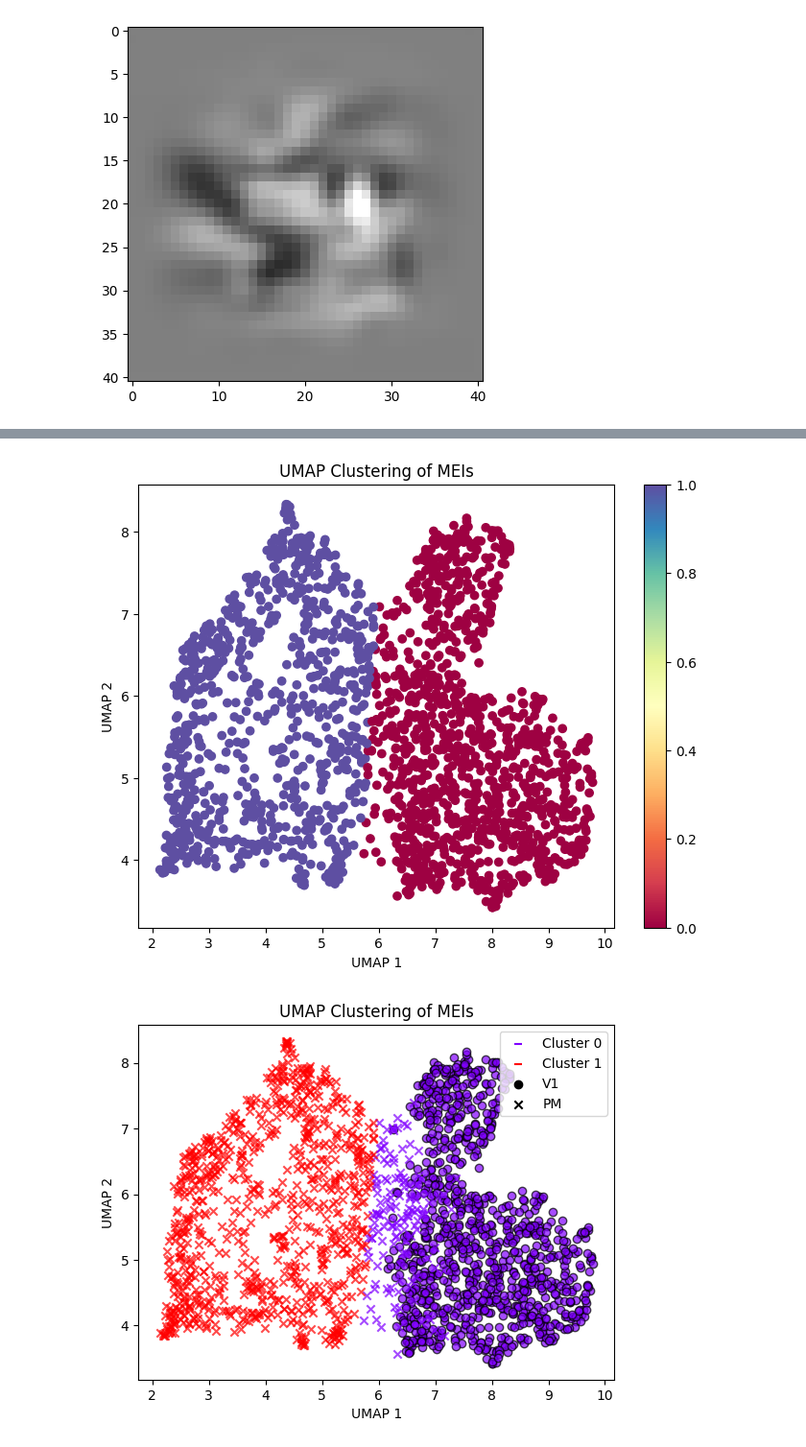
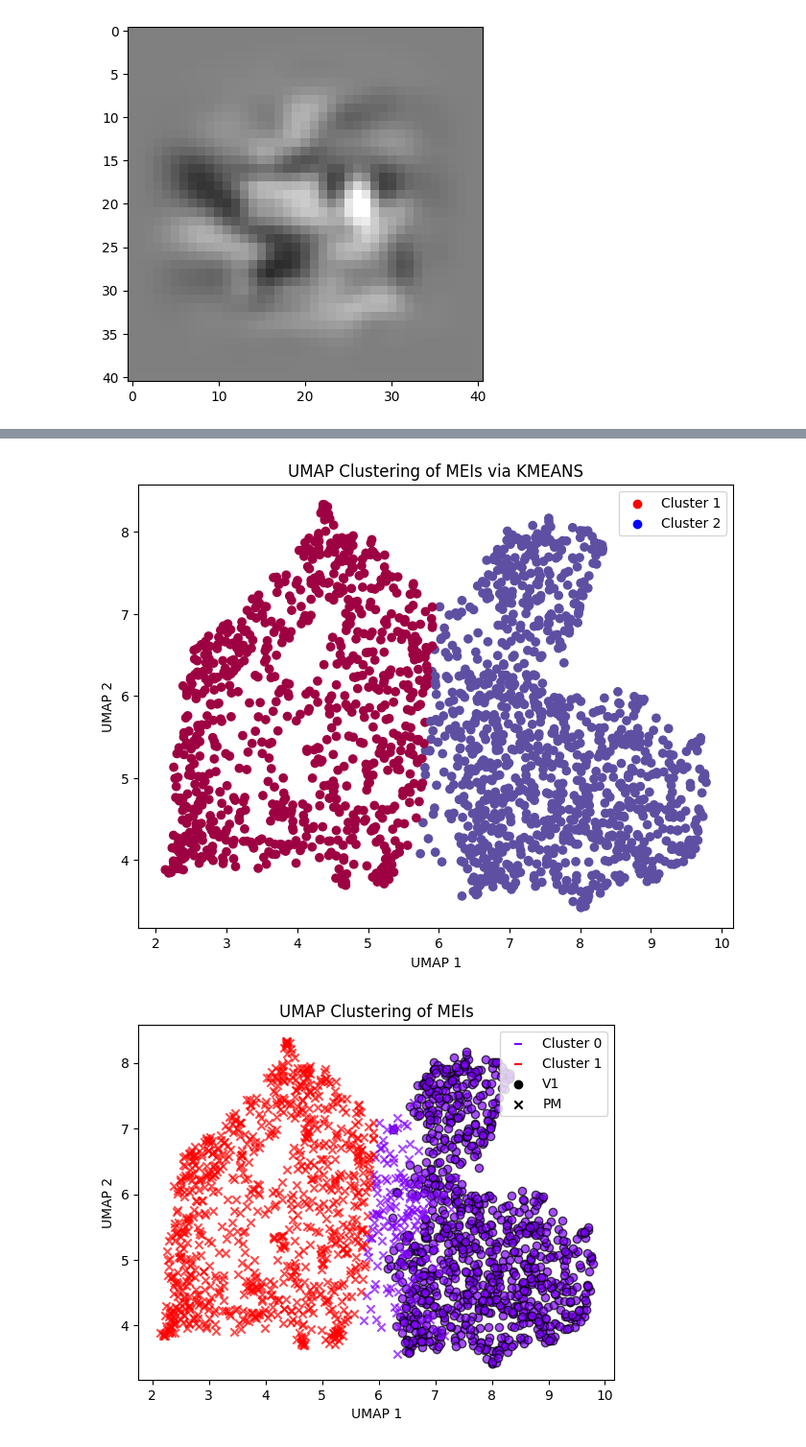
Before and after one commit to ananaphasia/Petreanu_MEI_generation, a Jupyter notebook: 06_UMAP_analysis.ipynb, the cells around one changed output, grey strips where cells are left out. Shown at 96% size. Cells and saved outputs as stored; diff of their text form; code cells hidden in the pictures.

Commit message:
update two images in 06

```diff
--- a/06_UMAP_analysis.ipynb
+++ b/06_UMAP_analysis.ipynb
@@ -244,23 +244,28 @@ plt.show()
 # %%
 from sklearn.cluster import KMeans
 
 # Fit KMeans on UMAP embeddings
 kmeans = KMeans(n_clusters=2)  # Choose the number of clusters you want
 kmeans.fit(embeddings)
 
 # Get the cluster labels
 labels = kmeans.labels_
 
+colors = ['r', 'b']
+
 # Plot the clusters with different colors
 plt.figure(figsize=(8, 6))
-scatter = plt.scatter(embeddings[:, 0], embeddings[:, 1], c=labels, cmap='Spectral')
-plt.title('UMAP Clustering of MEIs')
+scatter = plt.scatter(embeddings[:, 0], embeddings[:, 1], cmap='Spectral', c=labels,)
+plt.scatter([], [], c='r', label='Cluster 1')
+plt.scatter([], [], c='b', label='Cluster 2')
+plt.title('UMAP Clustering of MEIs via KMEANS')
 plt.xlabel('UMAP 1')
 plt.ylabel('UMAP 2')
-plt.colorbar(scatter)
+# plt.colorbar(scatter)
+plt.legend()
 plt.show()
 # %% [output]
-[figure, old version]
+[figure, new version]
 # %%
 from sklearn.cluster import KMeans, DBSCAN
 from matplotlib.pyplot import cm
```
Also changed, not shown: parts of 2 cells of this notebook.
